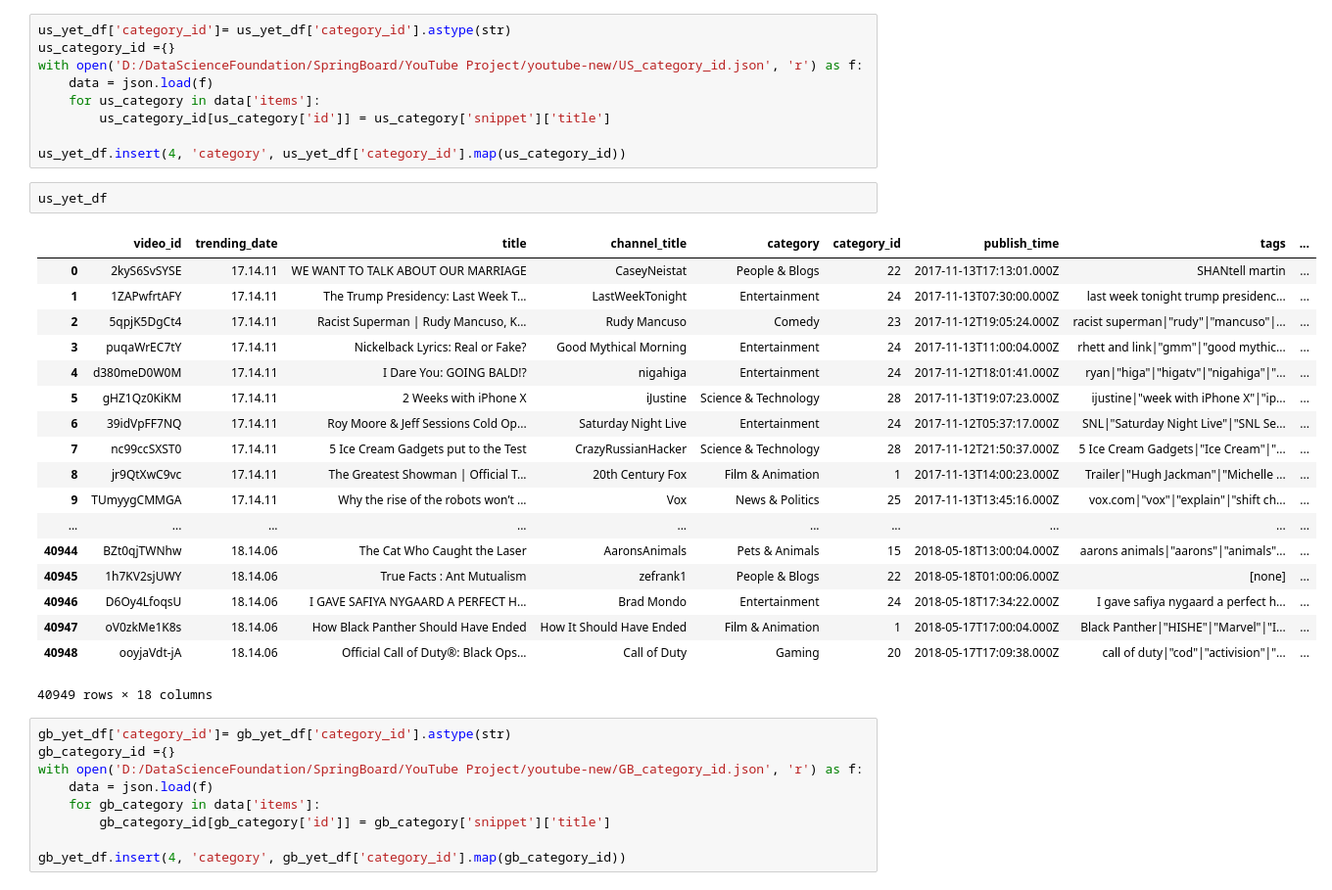
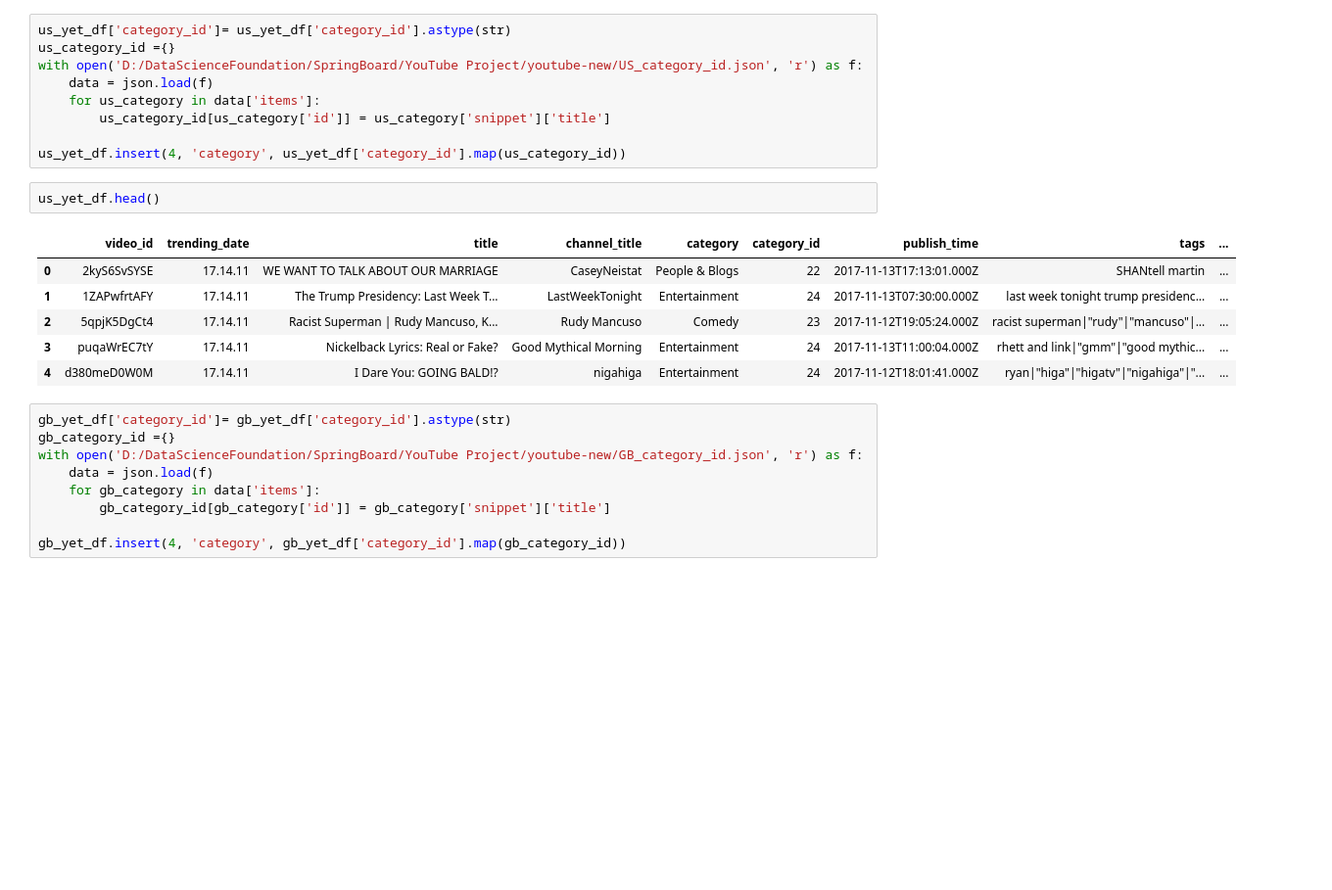
Before and after one commit to emami06/TrendingVideoYouTube, a Jupyter notebook: YouTube.ipynb, the cells around one changed output. Shown at 98% size. Saved outputs shown, nothing was run; the diff lists cells and outputs as text; blank space fills up the shorter version.

```diff
--- a/YouTube.ipynb
+++ b/YouTube.ipynb
@@ -91,26 +91,14 @@ with open('D:/DataScienceFoundation/SpringBoard/YouTube Project/youtube-new/US_c
 
 us_yet_df.insert(4, 'category', us_yet_df['category_id'].map(us_category_id))
 # %%
-us_yet_df
+us_yet_df.head()
 # %% [output]
 |  | video_id | trending_date | title | channel_title | category | category_id | publish_time | tags | ... |
 | 0 | 2kyS6SvSYSE | 17.14.11 | WE WANT TO TALK ABOUT OUR MARRIAGE | CaseyNeistat | People & Blogs | 22 | 2017-11-13T17:13:01.000Z | SHANtell martin | ... |
 | 1 | 1ZAPwfrtAFY | 17.14.11 | The Trump Presidency: Last Week T... | LastWeekTonight | Entertainment | 24 | 2017-11-13T07:30:00.000Z | last week tonight trump presidenc... | ... |
 | 2 | 5qpjK5DgCt4 | 17.14.11 | Racist Superman | Rudy Mancuso, K... | Rudy Mancuso | Comedy | 23 | 2017-11-12T19:05:24.000Z | racist superman|"rudy"|"mancuso"|... | ... |
 | 3 | puqaWrEC7tY | 17.14.11 | Nickelback Lyrics: Real or Fake? | Good Mythical Morning | Entertainment | 24 | 2017-11-13T11:00:04.000Z | rhett and link|"gmm"|"good mythic... | ... |
 | 4 | d380meD0W0M | 17.14.11 | I Dare You: GOING BALD!? | nigahiga | Entertainment | 24 | 2017-11-12T18:01:41.000Z | ryan|"higa"|"higatv"|"nigahiga"|"... | ... |
-| 5 | gHZ1Qz0KiKM | 17.14.11 | 2 Weeks with iPhone X | iJustine | Science & Technology | 28 | 2017-11-13T19:07:23.000Z | ijustine|"week with iPhone X"|"ip... | ... |
-| 6 | 39idVpFF7NQ | 17.14.11 | Roy Moore & Jeff Sessions Cold Op... | Saturday Night Live | Entertainment | 24 | 2017-11-12T05:37:17.000Z | SNL|"Saturday Night Live"|"SNL Se... | ... |
-| 7 | nc99ccSXST0 | 17.14.11 | 5 Ice Cream Gadgets put to the Test | CrazyRussianHacker | Science & Technology | 28 | 2017-11-12T21:50:37.000Z | 5 Ice Cream Gadgets|"Ice Cream"|"... | ... |
-| 8 | jr9QtXwC9vc | 17.14.11 | The Greatest Showman | Official T... | 20th Century Fox | Film & Animation | 1 | 2017-11-13T14:00:23.000Z | Trailer|"Hugh Jackman"|"Michelle ... | ... |
-| 9 | TUmyygCMMGA | 17.14.11 | Why the rise of the robots won’t ... | Vox | News & Politics | 25 | 2017-11-13T13:45:16.000Z | vox.com|"vox"|"explain"|"shift ch... | ... |
-| ... | ... | ... | ... | ... | ... | ... | ... | ... | ... |
-| 40944 | BZt0qjTWNhw | 18.14.06 | The Cat Who Caught the Laser | AaronsAnimals | Pets & Animals | 15 | 2018-05-18T13:00:04.000Z | aarons animals|"aarons"|"animals"... | ... |
-| 40945 | 1h7KV2sjUWY | 18.14.06 | True Facts : Ant Mutualism | zefrank1 | People & Blogs | 22 | 2018-05-18T01:00:06.000Z | [none] | ... |
-| 40946 | D6Oy4LfoqsU | 18.14.06 | I GAVE SAFIYA NYGAARD A PERFECT H... | Brad Mondo | Entertainment | 24 | 2018-05-18T17:34:22.000Z | I gave safiya nygaard a perfect h... | ... |
-| 40947 | oV0zkMe1K8s | 18.14.06 | How Black Panther Should Have Ended | How It Should Have Ended | Film & Animation | 1 | 2018-05-17T17:00:04.000Z | Black Panther|"HISHE"|"Marvel"|"I... | ... |
-| 40948 | ooyjaVdt-jA | 18.14.06 | Official Call of Duty®: Black Ops... | Call of Duty | Gaming | 20 | 2018-05-17T17:09:38.000Z | call of duty|"cod"|"activision"|"... | ... |
-40949 rows × 18 columns
 # %%
 gb_yet_df['category_id']= gb_yet_df['category_id'].astype(str)
 gb_category_id ={}
```
Also changed, not shown: parts of 5 cells of this notebook.
